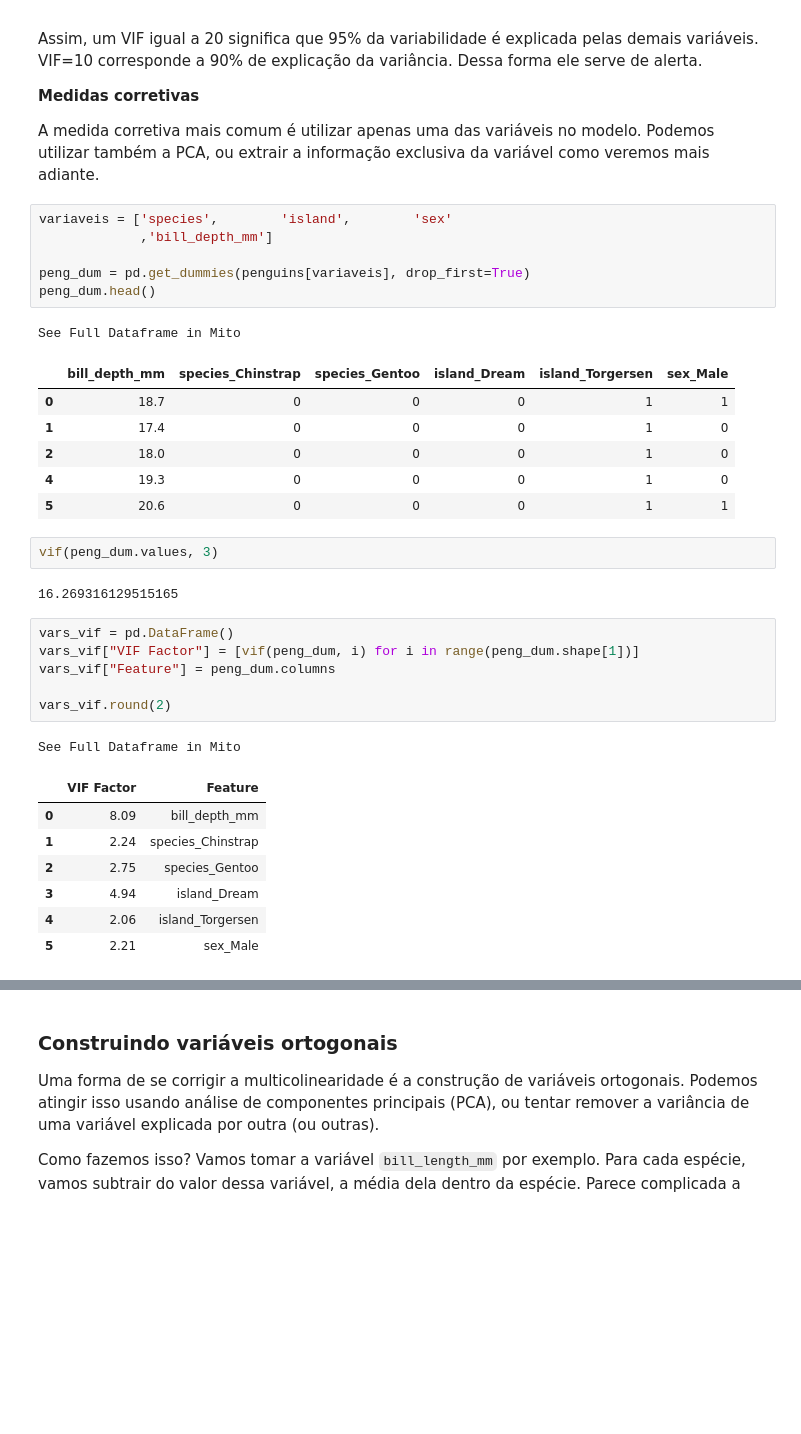
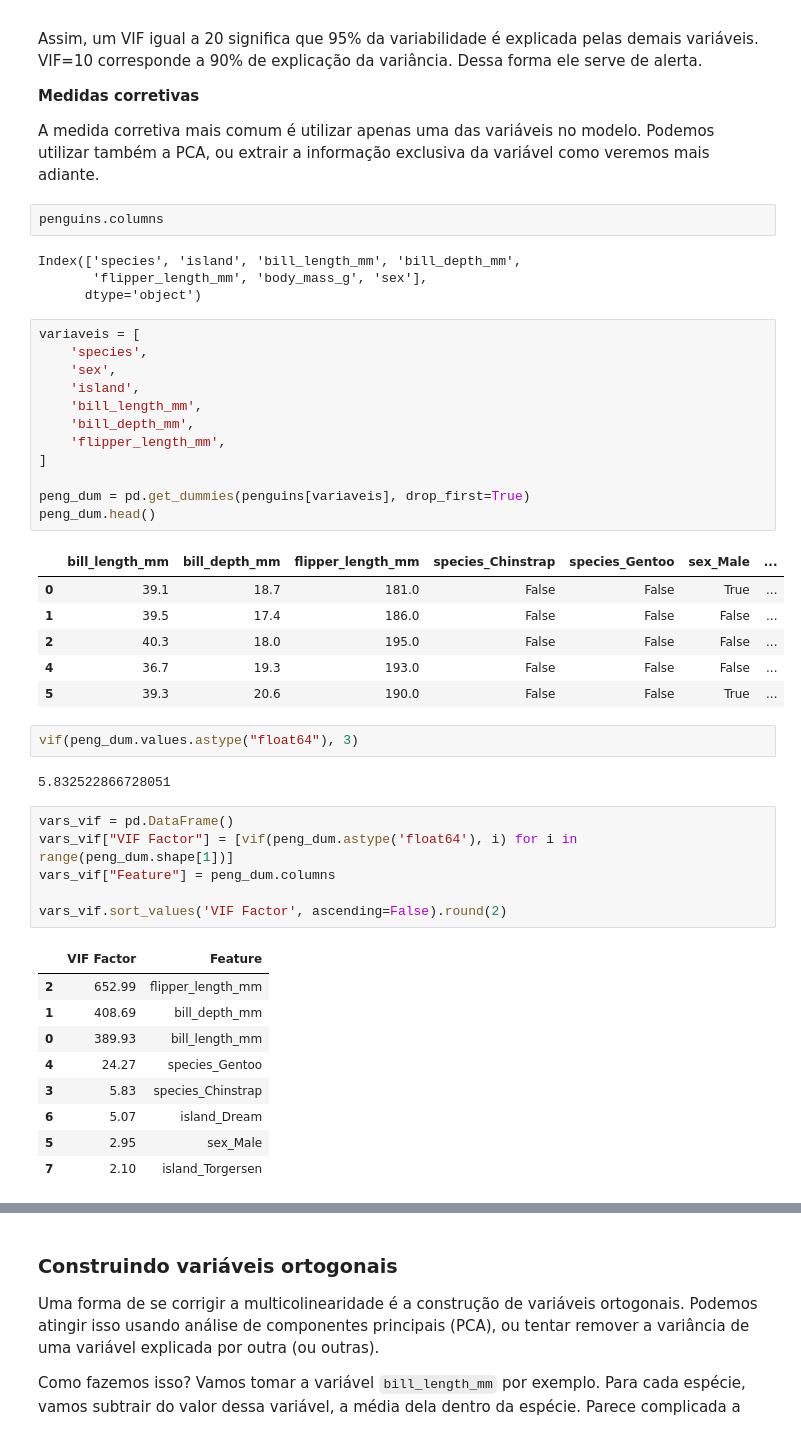
Before and after one commit to gfsilveira/ebac, a Jupyter notebook: 03-Cientista_de_Dados/02-Crisp_DM/35_modulo/ProfCientistaDados m35_supportamaterial01 LimitacoesDoModelo.ipynb, the cells around one changed output, grey strips where cells are left out. Saved outputs shown, nothing was run; the diff lists cells and outputs as text; blank space fills up the shorter version.

```diff
--- a/03-Cientista_de_Dados/02-Crisp_DM/35_modulo/ProfCientistaDados m35_supportamaterial01 LimitacoesDoModelo.ipynb
+++ b/03-Cientista_de_Dados/02-Crisp_DM/35_modulo/ProfCientistaDados m35_supportamaterial01 LimitacoesDoModelo.ipynb
@@ -554,36 +581,48 @@ Assim, um VIF igual a 20 significa que 95% da variabilidade é explicada pelas d
 **Medidas corretivas**<br>
 
 A medida corretiva mais comum é utilizar apenas uma das variáveis no modelo. Podemos utilizar também a PCA, ou extrair a informação exclusiva da variável como veremos mais adiante.
+# %%
+penguins.columns
+# %% [output]
+Index(['species', 'island', 'bill_length_mm', 'bill_depth_mm',
+       'flipper_length_mm', 'body_mass_g', 'sex'],
+      dtype='object')
 # %%
-variaveis = ['species',        'island',        'sex'
-             ,'bill_depth_mm']
+variaveis = [
+    'species',
+    'sex',
+    'island',
+    'bill_length_mm',
+    'bill_depth_mm',
+    'flipper_length_mm',
+]
 
 peng_dum = pd.get_dummies(penguins[variaveis], drop_first=True)
 peng_dum.head()
 # %% [output]
-See Full Dataframe in Mito
-|  | bill_depth_mm | species_Chinstrap | species_Gentoo | island_Dream | island_Torgersen | sex_Male |
-| 0 | 18.7 | 0 | 0 | 0 | 1 | 1 |
-| 1 | 17.4 | 0 | 0 | 0 | 1 | 0 |
-| 2 | 18.0 | 0 | 0 | 0 | 1 | 0 |
-| 4 | 19.3 | 0 | 0 | 0 | 1 | 0 |
-| 5 | 20.6 | 0 | 0 | 0 | 1 | 1 |
+|  | bill_length_mm | bill_depth_mm | flipper_length_mm | species_Chinstrap | species_Gentoo | sex_Male | ... |
+| 0 | 39.1 | 18.7 | 181.0 | False | False | True | ... |
+| 1 | 39.5 | 17.4 | 186.0 | False | False | False | ... |
+| 2 | 40.3 | 18.0 | 195.0 | False | False | False | ... |
+| 4 | 36.7 | 19.3 | 193.0 | False | False | False | ... |
+| 5 | 39.3 | 20.6 | 190.0 | False | False | True | ... |
 # %%
-vif(peng_dum.values, 3)
+vif(peng_dum.values.astype("float64"), 3)
 # %% [output]
-16.269316129515165
+5.832522866728051
 # %%
 vars_vif = pd.DataFrame()
-vars_vif["VIF Factor"] = [vif(peng_dum, i) for i in range(peng_dum.shape[1])]
+vars_vif["VIF Factor"] = [vif(peng_dum.astype('float64'), i) for i in range(peng_dum.shape[1])]
 vars_vif["Feature"] = peng_dum.columns
 
-vars_vif.round(2)
+vars_vif.sort_values('VIF Factor', ascending=False).round(2)
 # %% [output]
-See Full Dataframe in Mito
 |  | VIF Factor | Feature |
-| 0 | 8.09 | bill_depth_mm |
-| 1 | 2.24 | species_Chinstrap |
-| 2 | 2.75 | species_Gentoo |
-| 3 | 4.94 | island_Dream |
-| 4 | 2.06 | island_Torgersen |
-| 5 | 2.21 | sex_Male |
+| 2 | 652.99 | flipper_length_mm |
+| 1 | 408.69 | bill_depth_mm |
+| 0 | 389.93 | bill_length_mm |
+| 4 | 24.27 | species_Gentoo |
+| 3 | 5.83 | species_Chinstrap |
+| 6 | 5.07 | island_Dream |
+| 5 | 2.95 | sex_Male |
+| 7 | 2.10 | island_Torgersen |
```
Also changed, not shown: parts of 47 cells of this notebook, 3 other files.
